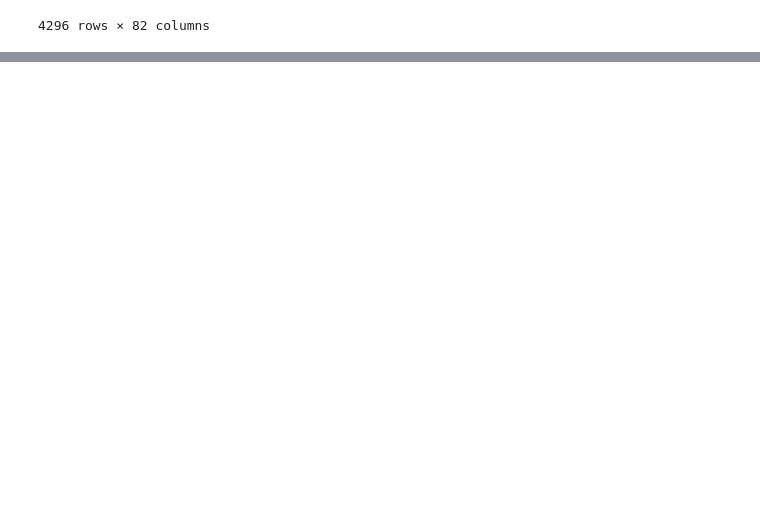
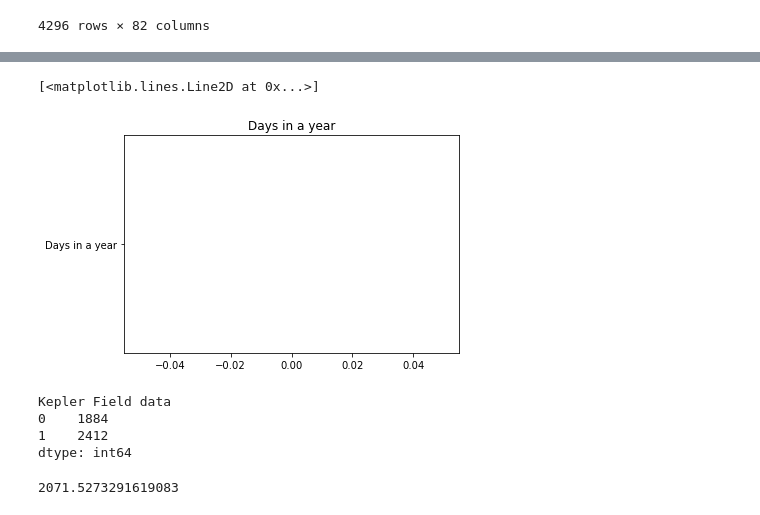
Before and after one commit to sjlacey/DataScienceProject_Exoplanets, a Jupyter notebook: DataScienceProject_Exoplanets.ipynb, the cells around one changed output, grey strips where cells are left out. Saved outputs shown, nothing was run; the diff lists cells and outputs as text; code cells hidden in the pictures; blank space fills up the shorter version.

```diff
--- a/DataScienceProject_Exoplanets.ipynb
+++ b/DataScienceProject_Exoplanets.ipynb
@@ -66,0 +166,18 @@ test['Number of notes taken on planet'].tolist()
+# %%
+s3 = df.groupby(['Days in a year'])
+plt.title('Days in a year')
+plt.plot('Days in a year')
+# %% [output]
+[<matplotlib.lines.Line2D at 0x...>]
+[figure, added]
+# %%
+df.groupby('Kepler Field data').size()
+# %% [output]
+Kepler Field data
+0    1884
+1    2412
+dtype: int64
+# %%
+df['Days in a year'].mean()
+# %% [output]
+2071.5273291619083
```
Also changed, not shown: parts of 15 cells of this notebook.
